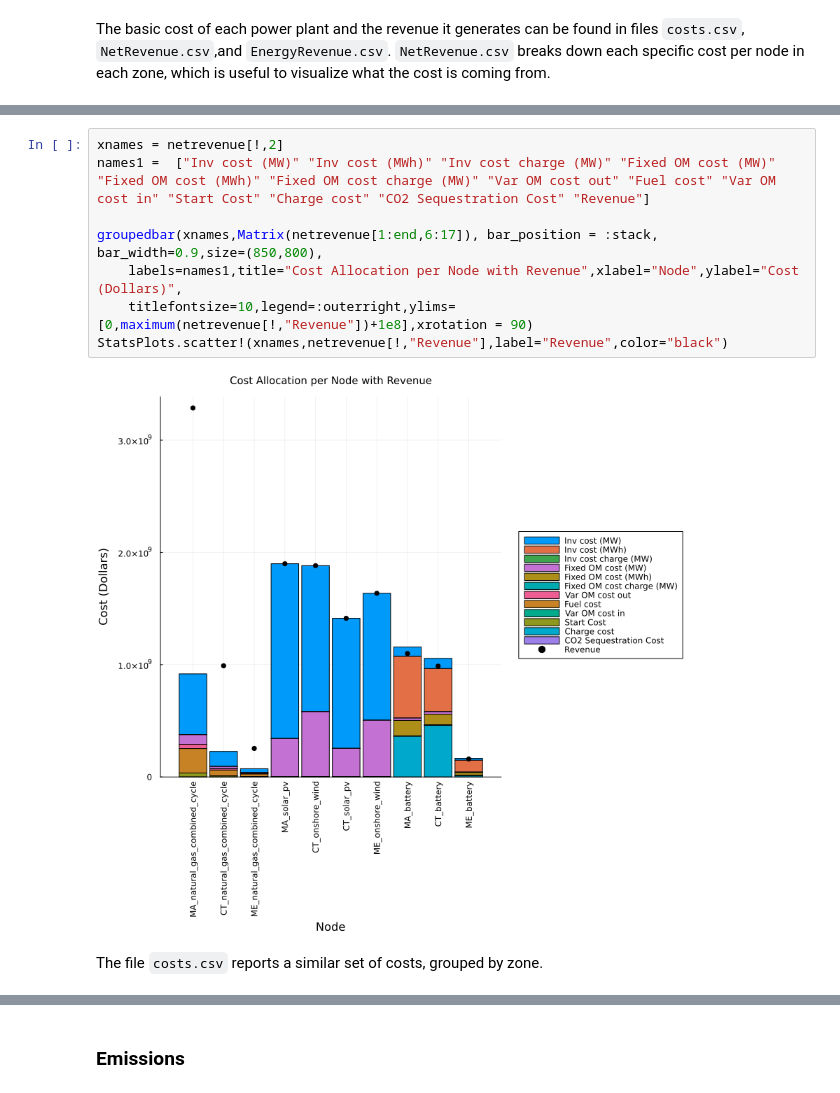
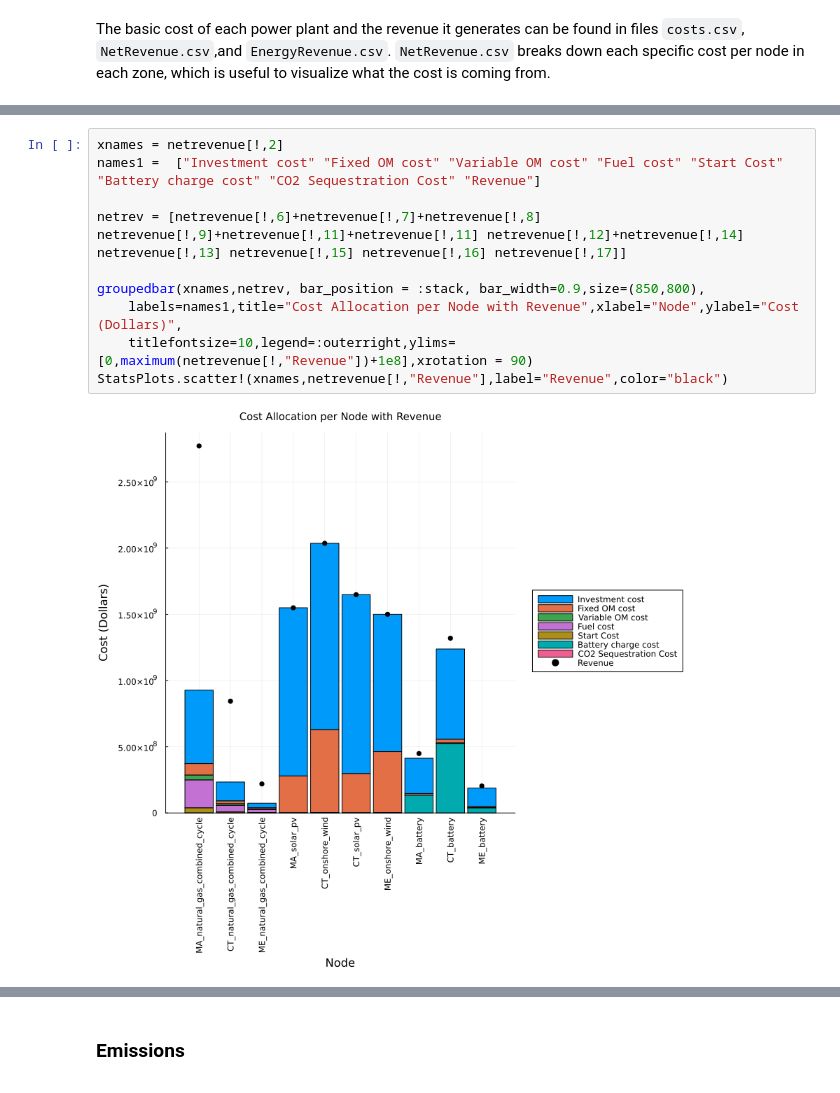
Before and after one commit to GenXProject/GenX-Tutorials, a Jupyter notebook: Tutorials/Tutorial_8_Outputs.ipynb, the cells around one changed output, grey strips where cells are left out. Cells and saved outputs as stored; diff of their text form.

```diff
--- a/Tutorials/Tutorial_8_Outputs.ipynb
+++ b/Tutorials/Tutorial_8_Outputs.ipynb
@@ -165,12 +242,12 @@ netrevenue =  CSV.read(joinpath(case,"results/NetRevenue.csv"),DataFrame,missing
 # %%
 xnames = netrevenue[!,2]
-names1 =  ["Inv cost (MW)" "Inv cost (MWh)" "Inv cost charge (MW)" "Fixed OM cost (MW)" "Fixed OM cost (MWh)" "Fixed OM cost charge (MW)" "Var OM cost out" "Fuel cost" "Var OM cost in" "Start Cost" "Charge cost" "CO2 Sequestration Cost" "Revenue"]
+names1 =  ["Investment cost" "Fixed OM cost" "Variable OM cost" "Fuel cost" "Start Cost" "Battery charge cost" "CO2 Sequestration Cost" "Revenue"]
 
-groupedbar(xnames,Matrix(netrevenue[1:end,6:17]), bar_position = :stack, bar_width=0.9,size=(850,800),
+netrev = [netrevenue[!,6]+netrevenue[!,7]+netrevenue[!,8] netrevenue[!,9]+netrevenue[!,11]+netrevenue[!,11] netrevenue[!,12]+netrevenue[!,14] netrevenue[!,13] netrevenue[!,15] netrevenue[!,16] netrevenue[!,17]]
+
+groupedbar(xnames,netrev, bar_position = :stack, bar_width=0.9,size=(850,800),
     labels=names1,title="Cost Allocation per Node with Revenue",xlabel="Node",ylabel="Cost (Dollars)",
     titlefontsize=10,legend=:outerright,ylims=[0,maximum(netrevenue[!,"Revenue"])+1e8],xrotation = 90)
 StatsPlots.scatter!(xnames,netrevenue[!,"Revenue"],label="Revenue",color="black")
 # %% [output]
-[figure, old version]
+[figure, new version]
-# %% [markdown]
-The file `costs.csv` reports a similar set of costs, grouped by zone.
```
Also changed, not shown: parts of 24 cells of this notebook, 10 other files.
